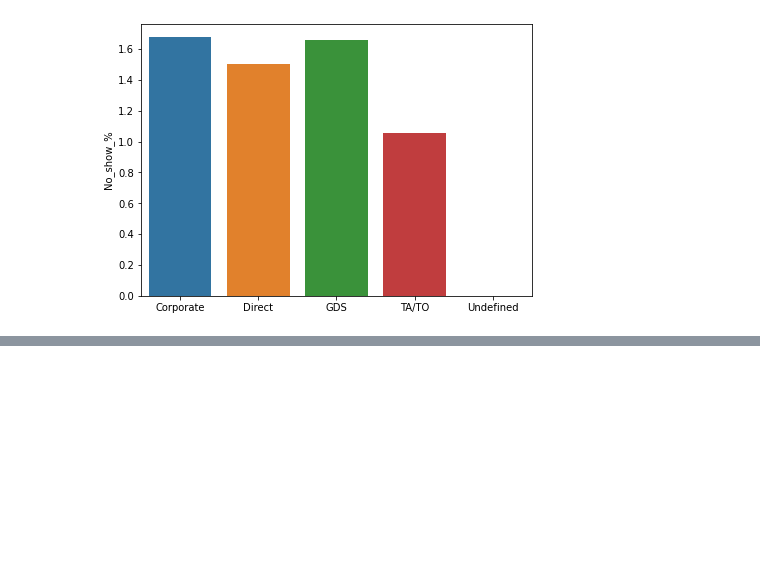
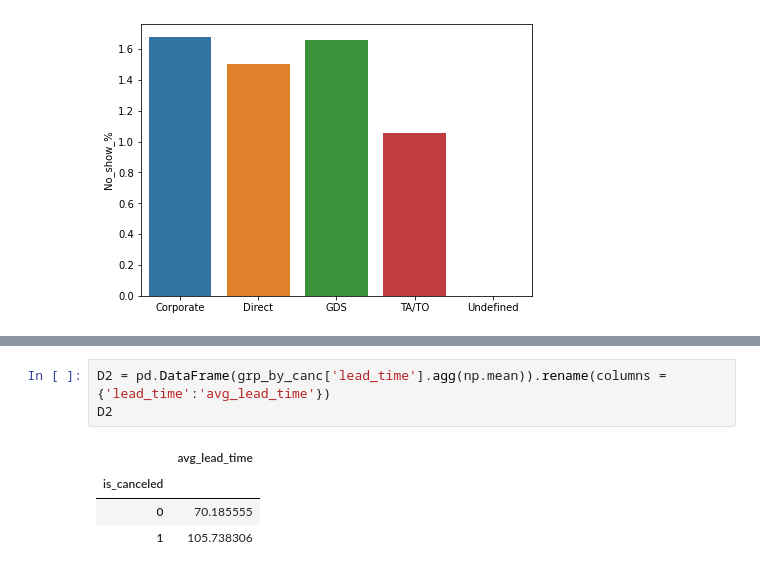
Before and after one commit to Neerajdataguy/EDA-Hotel-Booking, a Jupyter notebook: EDA(Group)_Hotel_Booking_Analysis_Capstone_Project.ipynb, the cells around one changed output, grey strips where cells are left out. Saved outputs shown, nothing was run; the diff lists cells and outputs as text; blank space fills up the shorter version.

```diff
--- a/EDA(Group)_Hotel_Booking_Analysis_Capstone_Project.ipynb
+++ b/EDA(Group)_Hotel_Booking_Analysis_Capstone_Project.ipynb
@@ -362,0 +374,8 @@ sns.barplot(x = d10.index, y = d10['No_show_%'])
+# %%
+D2 = pd.DataFrame(grp_by_canc['lead_time'].agg(np.mean)).rename(columns = {'lead_time':'avg_lead_time'})
+D2
+# %% [output]
+|  | avg_lead_time |
+| is_canceled |  |
+| 0 | 70.185555 |
+| 1 | 105.738306 |
```
Also changed, not shown: parts of 3 cells of this notebook.
